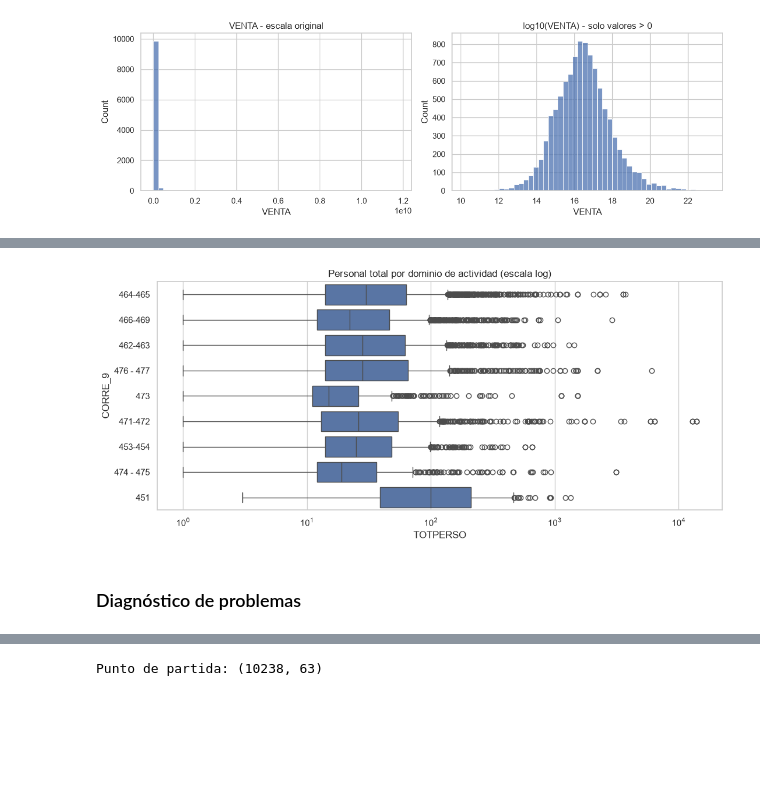
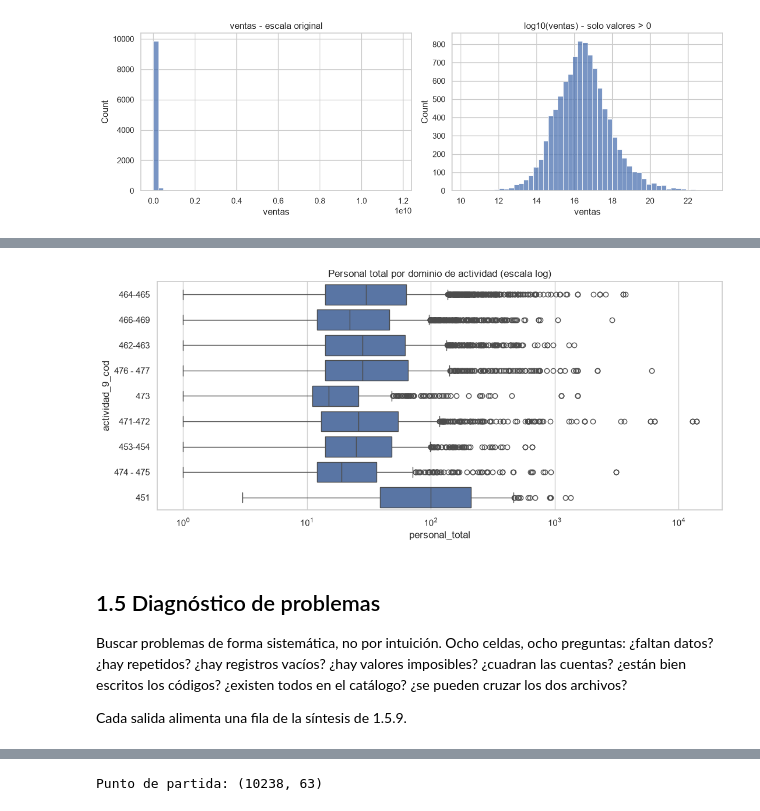
Before and after one commit to stivenmelo/analisis-eac-dane-2024, a Jupyter notebook: notebook/EAC_2024_analisis.ipynb, the cells around one changed output, grey strips where cells are left out. Saved outputs shown, nothing was run; the diff lists cells and outputs as text; code cells hidden in the pictures; blank space fills up the shorter version.

```diff
--- a/notebook/EAC_2024_analisis.ipynb
+++ b/notebook/EAC_2024_analisis.ipynb
@@ -242,13 +516,20 @@ Name: IDAIO, dtype: float64
 # %%
-# C12 — Personal total por dominio de actividad
+# 1.4.7 — Personal total por dominio de actividad
 fig, ax = plt.subplots(figsize=(11, 5))
-sns.boxplot(data=df[df["TOTPERSO"] > 0], x="TOTPERSO", y="CORRE_9", ax=ax,
-            order=df["CORRE_9"].value_counts().index)
+sns.boxplot(data=df[df["personal_total"] > 0], x="personal_total", y="actividad_9_cod", ax=ax,
+            order=df["actividad_9_cod"].value_counts().index)
 ax.set_xscale("log")
 ax.set_title("Personal total por dominio de actividad (escala log)")
 plt.tight_layout()
 plt.show()
 # %% [output]
-[figure, old version]
+[figure, new version]
-# %% [markdown]
-### Diagnóstico de problemas
+# %% [markdown]
+## 1.5 Diagnóstico de problemas
+
+Buscar problemas de forma sistemática, no por intuición. Ocho celdas, ocho preguntas: ¿faltan
+datos? ¿hay repetidos? ¿hay registros vacíos? ¿hay valores imposibles? ¿cuadran las cuentas?
+¿están bien escritos los códigos? ¿existen todos en el catálogo? ¿se pueden cruzar los dos
+archivos?
+
+Cada salida alimenta una fila de la síntesis de 1.5.9.
```
Also changed, not shown: parts of 82 cells of this notebook, 2 other files.
